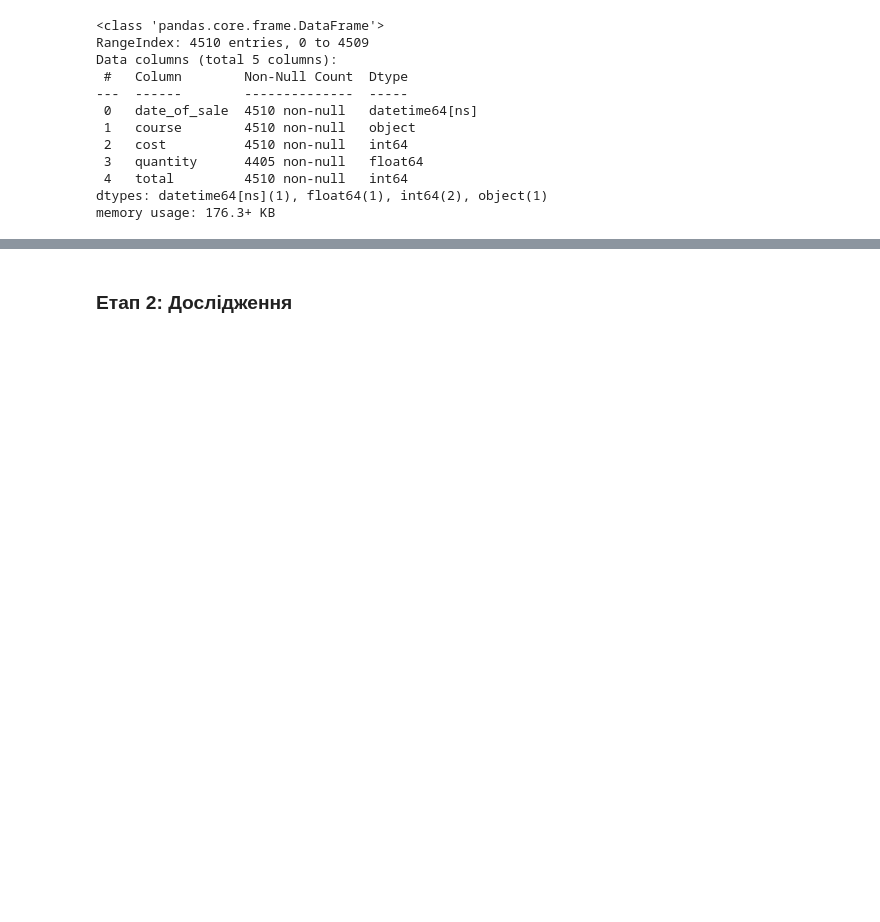
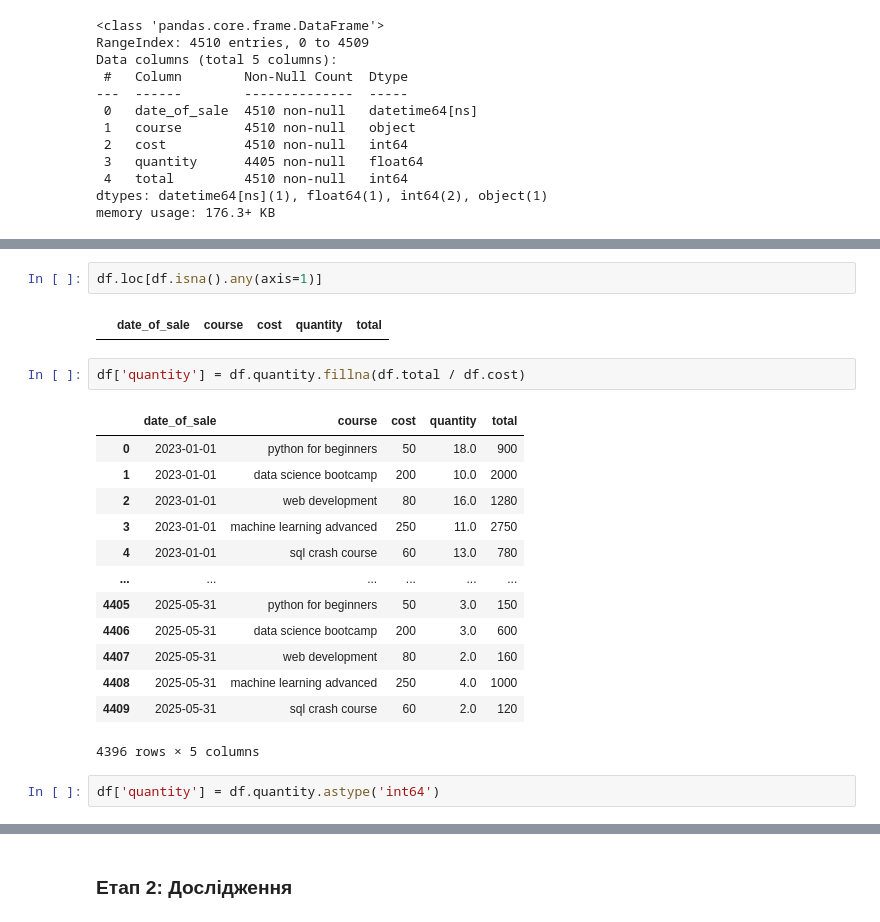
Before and after one commit to vstepin/My, a Jupyter notebook: mini_project_02_csv.ipynb, the cells around one changed output, grey strips where cells are left out. Saved outputs shown, nothing was run; the diff lists cells and outputs as text; blank space fills up the shorter version.

```diff
--- a/mini_project_02_csv.ipynb
+++ b/mini_project_02_csv.ipynb
@@ -174,0 +230,22 @@ array(['python for beginners', 'data science bootcamp', 'web development',
+# %%
+df.loc[df.isna().any(axis=1)]
+# %% [output]
+|  | date_of_sale | course | cost | quantity | total |
+# %%
+df['quantity'] = df.quantity.fillna(df.total / df.cost)
+# %% [output]
+|  | date_of_sale | course | cost | quantity | total |
+| 0 | 2023-01-01 | python for beginners | 50 | 18.0 | 900 |
+| 1 | 2023-01-01 | data science bootcamp | 200 | 10.0 | 2000 |
+| 2 | 2023-01-01 | web development | 80 | 16.0 | 1280 |
+| 3 | 2023-01-01 | machine learning advanced | 250 | 11.0 | 2750 |
+| 4 | 2023-01-01 | sql crash course | 60 | 13.0 | 780 |
+| ... | ... | ... | ... | ... | ... |
+| 4405 | 2025-05-31 | python for beginners | 50 | 3.0 | 150 |
+| 4406 | 2025-05-31 | data science bootcamp | 200 | 3.0 | 600 |
+| 4407 | 2025-05-31 | web development | 80 | 2.0 | 160 |
+| 4408 | 2025-05-31 | machine learning advanced | 250 | 4.0 | 1000 |
+| 4409 | 2025-05-31 | sql crash course | 60 | 2.0 | 120 |
+4396 rows × 5 columns
+# %%
+df['quantity'] = df.quantity.astype('int64')
```
Also changed, not shown: parts of 11 cells of this notebook.
